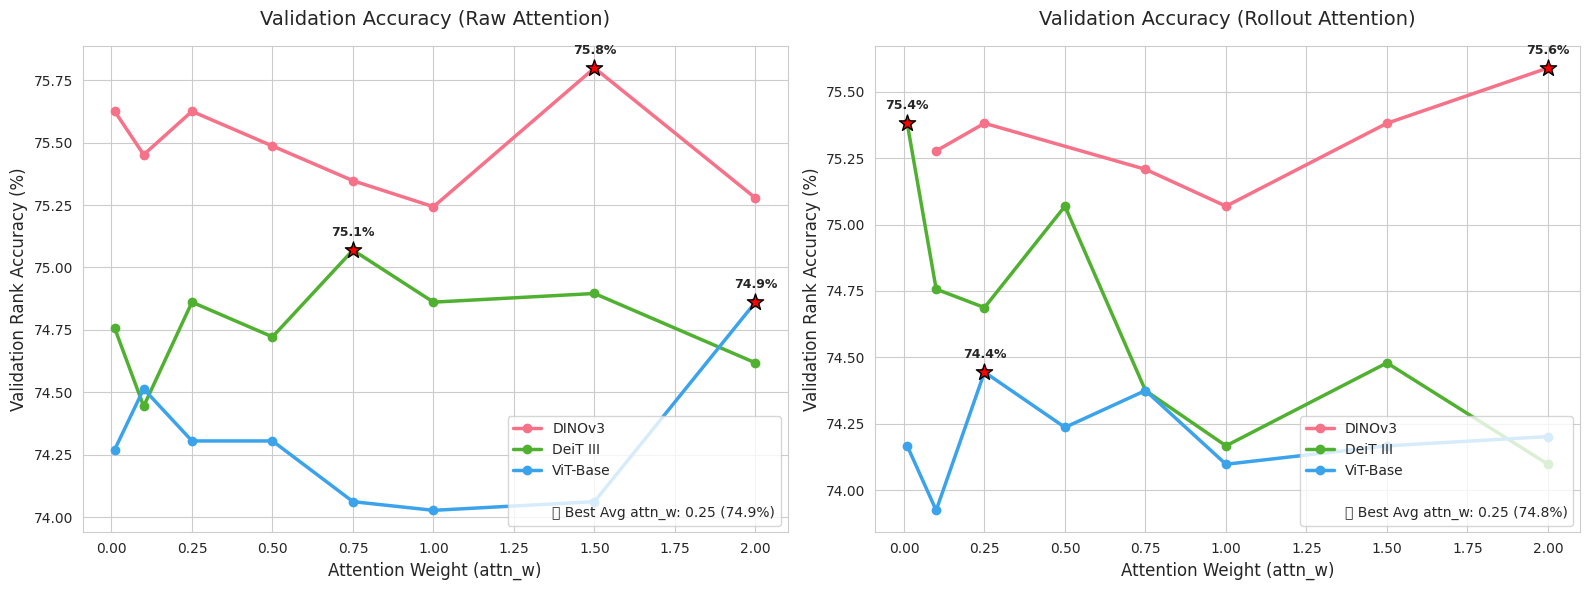
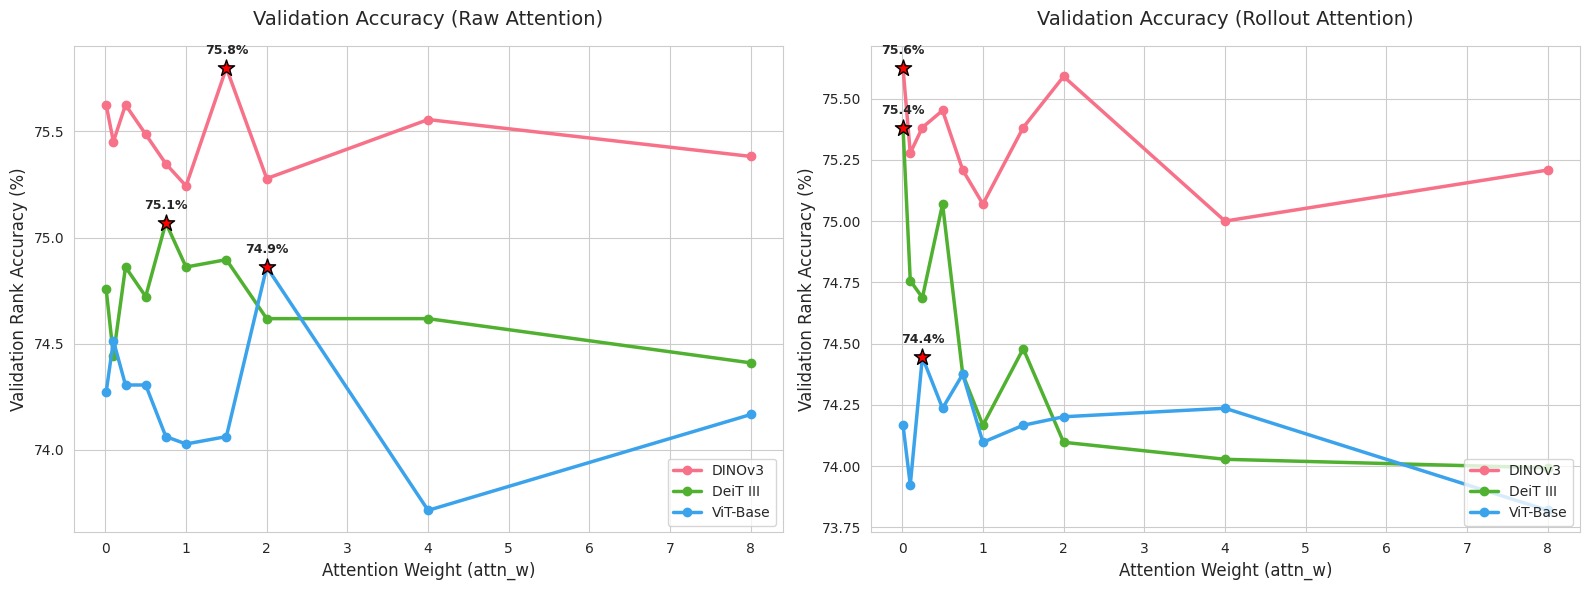
The change to this notebook cell's code, shown as a diff; its figure went from the first image to the second:
--- before
+++ after
@@ -3,5 +3,4 @@
 import matplotlib.pyplot as plt
 import seaborn as sns
-import matplotlib.patches as mpatches
 
 # 1. Load Data
@@ -23,4 +22,7 @@
     }
     df['backbone'] = df['backbone'].map(backbone_map).fillna(df['backbone'])
+
+    # Drop rows where attn_w is 25 or 100
+    df = df[~df['attn_w'].isin([25, 100])]
 
     # Aggregate: Group by backbone AND attention_mode AND attn_w
@@ -45,9 +47,4 @@
             ax.set_title(f"{title}\n(No data found)", fontsize=14)
             continue
-            
-        # Find the best average attn_w across ALL backbones for this specific mode
-        avg_per_hp = mode_subset.groupby('attn_w')['val_rank_acc'].mean()
-        best_avg_hp = avg_per_hp.idxmax()
-        best_avg_val = avg_per_hp.max()
 
         for i, backbone in enumerate(backbones):
@@ -77,12 +74,5 @@
         ax.set_xlabel("Attention Weight (attn_w)", fontsize=12)
         ax.set_ylabel("Validation Rank Accuracy (%)", fontsize=12)
-
-        # Custom Legend for each plot
-        handles, labels = ax.get_legend_handles_labels()
-        blank_patch = mpatches.Patch(color='none', label=' ')
-        best_avg_patch = mpatches.Patch(color='none', label=f'🏆 Best Avg attn_w: {best_avg_hp} ({best_avg_val*100:.1f}%)')
-        handles.extend([blank_patch, best_avg_patch])
-        labels.extend([blank_patch.get_label(), best_avg_patch.get_label()])
-        ax.legend(handles=handles, labels=labels, loc="lower right", fontsize=10)
+        ax.legend(loc="lower right", fontsize=10)
 
     plt.tight_layout()
@@ -92,3 +82,27 @@
     plt.savefig(image_path, dpi=300, bbox_inches='tight')
     plt.show()
-    print(f"Plots saved successfully as '{image_path}'!")
+    print(f"Plots saved successfully as '{image_path}'!\n")
+
+    # ==========================================
+    # PRINT BEST VALUES PER BACKBONE AND MODE
+    # ==========================================
+    print("-" * 50)
+    print("🏆 BEST ATTENTION WEIGHTS SUMMARY 🏆")
+    print("-" * 50)
+
+    for mode in modes:
+        mode_subset = df_agg[df_agg['attention_mode'] == mode]
+        if mode_subset.empty:
+            continue
+            
+        print(f"\n--- {mode.upper()} ATTENTION ---")
+        for backbone in backbones:
+            subset = mode_subset[mode_subset['backbone'] == backbone]
+            if subset.empty:
+                continue
+            
+            # Find the row with the maximum accuracy
+            best_idx = subset['val_rank_acc'].idxmax()
+            best_row = subset.loc[best_idx]
+            
+            print(f"{backbone:<12} -> Best attn_w: {best_row['attn_w']:>4}  (Accuracy: {best_row['val_rank_acc']*100:.2f}%)")

Commit: A bunch of changes for the better.